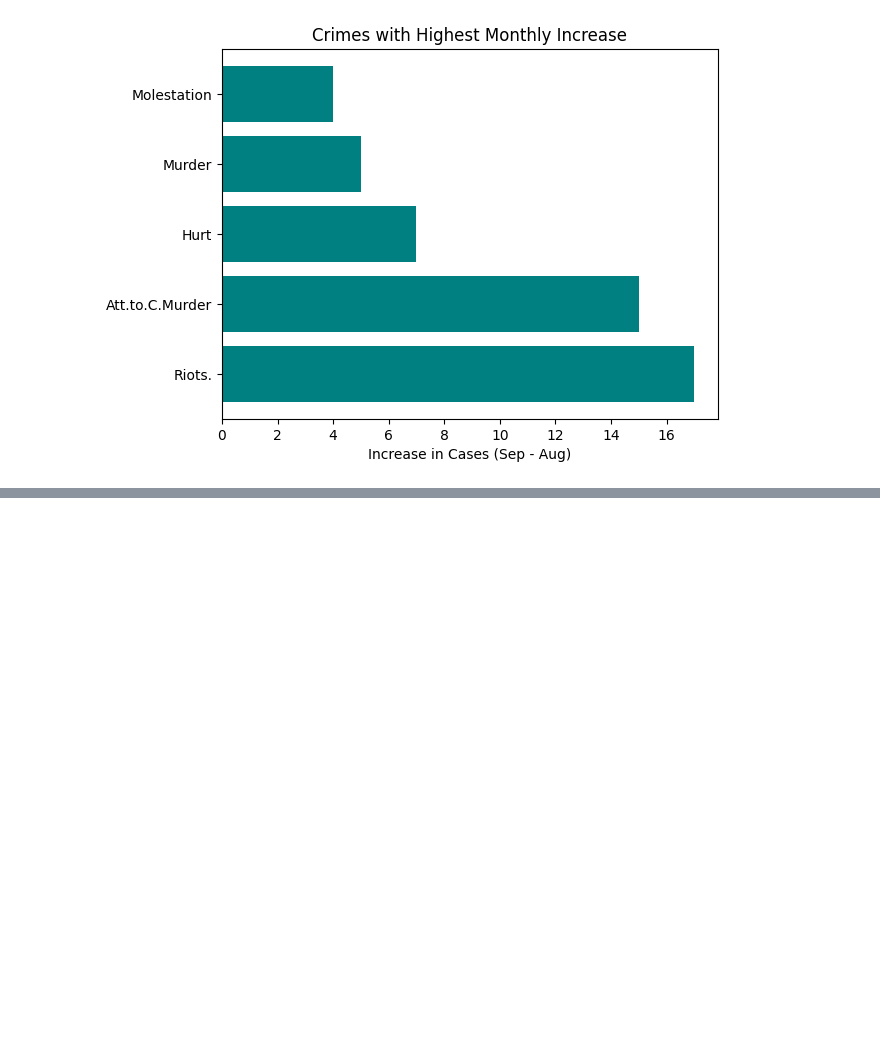
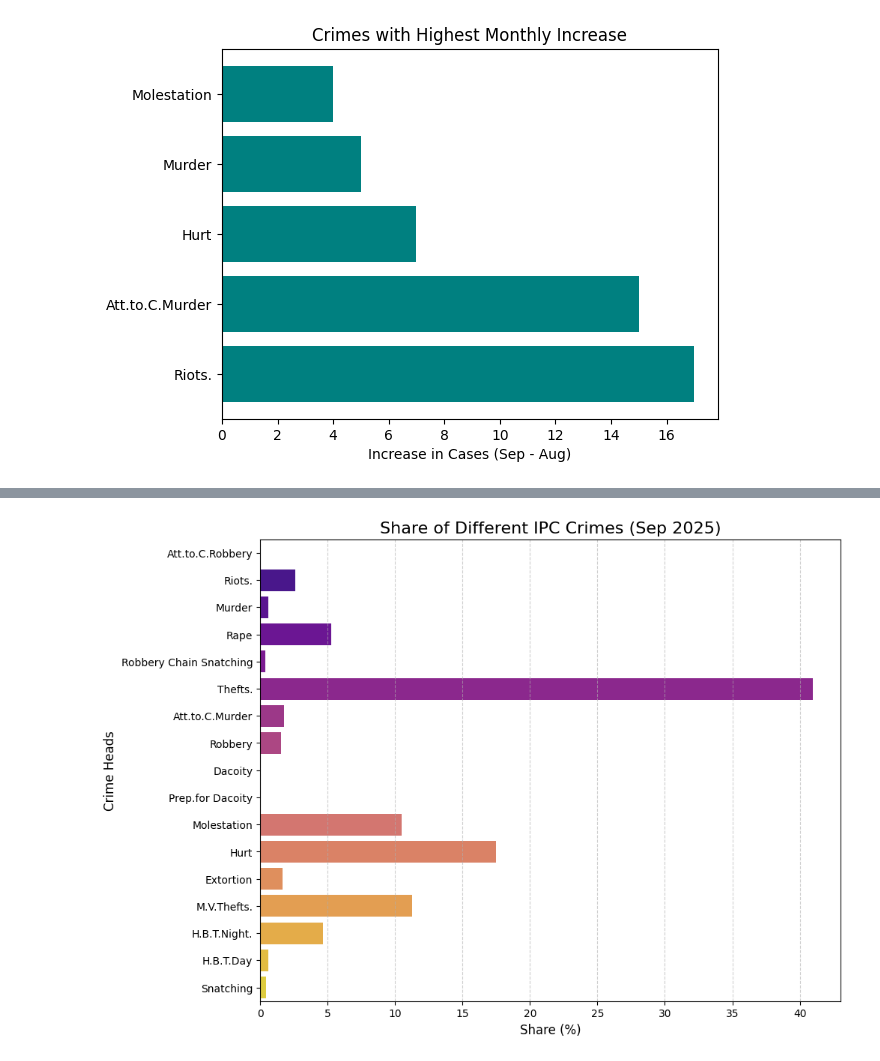
Before and after one commit to mrunmayee3108/Mumbai-Crime-data-analysis, a Jupyter notebook: crime_analysis.ipynb, the cells around one changed output, grey strips where cells are left out. Saved outputs shown, nothing was run; the diff lists cells and outputs as text; code cells hidden in the pictures; blank space fills up the shorter version.

Commit message:
updated crime analysis google colab notebook

```diff
--- a/crime_analysis.ipynb
+++ b/crime_analysis.ipynb
@@ -116,6 +116,8 @@ plt.title("Bottom 5 crimes in 2025 (Jan to Sep)")
 plt.show()
 # %% [output]
 [figure]
+# %%
+df1["share"] = (df1["sep25_R"] / df1["sep25_R"].sum()) * 100
 # %%
 top_inc = df1.sort_values("change_R", ascending=False).head(5)
 plt.barh(top_inc["Crime Heads"], top_inc["change_R"], color="teal")
@@ -124,3 +126,16 @@ plt.title("Crimes with Highest Monthly Increase")
 plt.show()
 # %% [output]
 [figure]
+# %%
+plt.figure(figsize=(10, 8))
+sns.barplot(x="share", y="Crime Heads", data=df1, palette="plasma", hue="Crime Heads", legend=False)
+plt.title("Share of Different IPC Crimes (Sep 2025)", fontsize=16)
+plt.xlabel("Share (%)", fontsize=12)
+plt.ylabel("Crime Heads", fontsize=12)
+plt.grid(axis='x', linestyle='--', alpha=0.6)
+from google.colab import files
+ipc_crimes_img = 'ipc.png'
+plt.savefig(ipc_crimes_img)
+files.download(ipc_crimes_img)
+plt.show()
+# %% [output]
@@ -126,0 +144 @@ plt.show()
+[figure, added]
```
Also changed, not shown: parts of 17 cells of this notebook.
